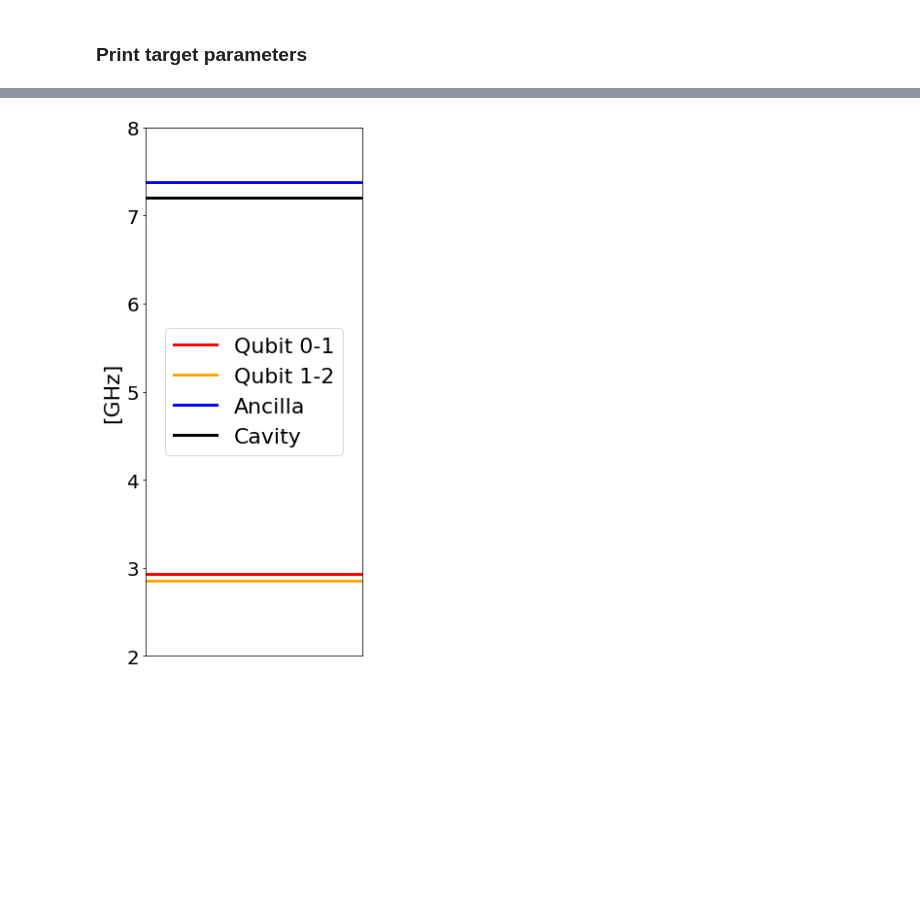
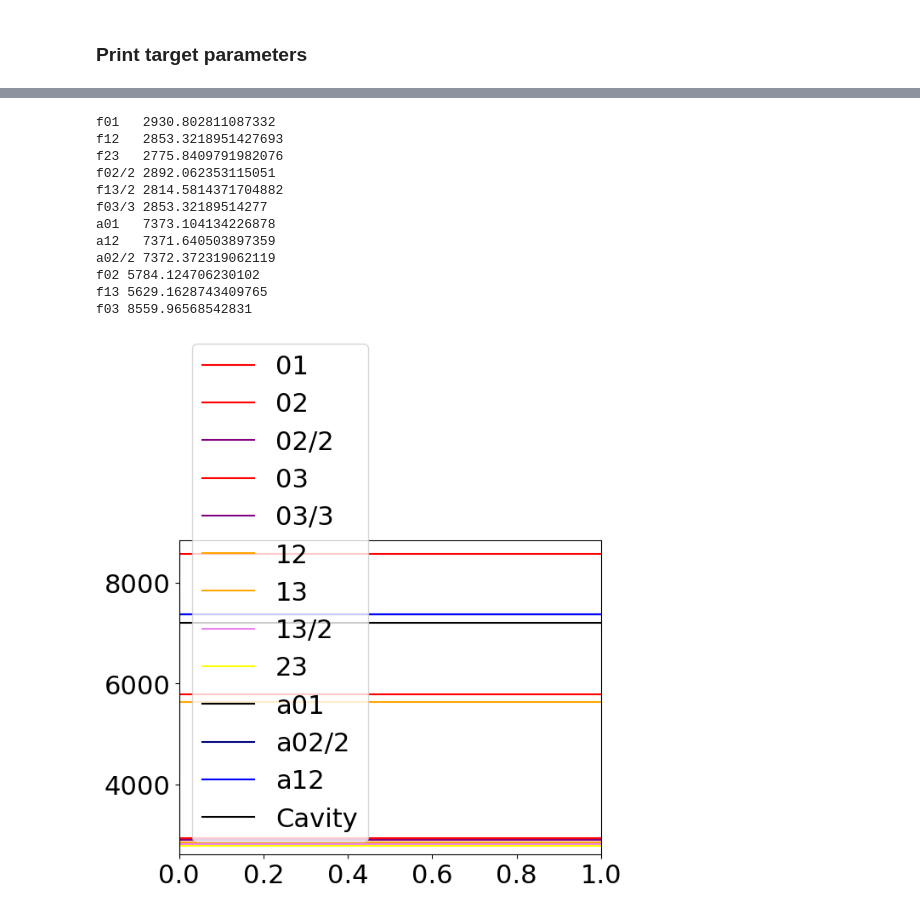
Before and after one commit to qc-coder/transmon_molecule_optimisation, a Jupyter notebook: Calculation_V-shape_transmon_spectra_3.ipynb, the cells around one changed output, grey strips where cells are left out. Cells and saved outputs as stored; diff of their text form; code cells hidden in the pictures; blank space fills up the shorter version.

```diff
--- a/Calculation_V-shape_transmon_spectra_3.ipynb
+++ b/Calculation_V-shape_transmon_spectra_3.ipynb
@@ -1007,7 +1050,19 @@ print('target La:', round(1e9*target.L_a,3), '[nH]')
-# %%
-plot_spectra_my(target, ylim=[2,8], figsize=[4,10])
-# %% [output]
-[figure, removed]
+# %%
+plot_spectra(target)
+# %% [output]
+f01   2930.802811087332
+f12   2853.3218951427693
+f23   2775.8409791982076
+f02/2 2892.062353115051
+f13/2 2814.5814371704882
+f03/3 2853.32189514277
+a01   7373.104134226878
+a12   7371.640503897359
+a02/2 7372.372319062119
+f02 5784.124706230102
+f13 5629.1628743409765
+f03 8559.96568542831
+[figure, added]
 # %%
 Sample_A = remy_s
 fig = compare_samples_my(target=target, Sample_A=Sample_A)
```
Also changed, not shown: parts of 21 cells of this notebook.
